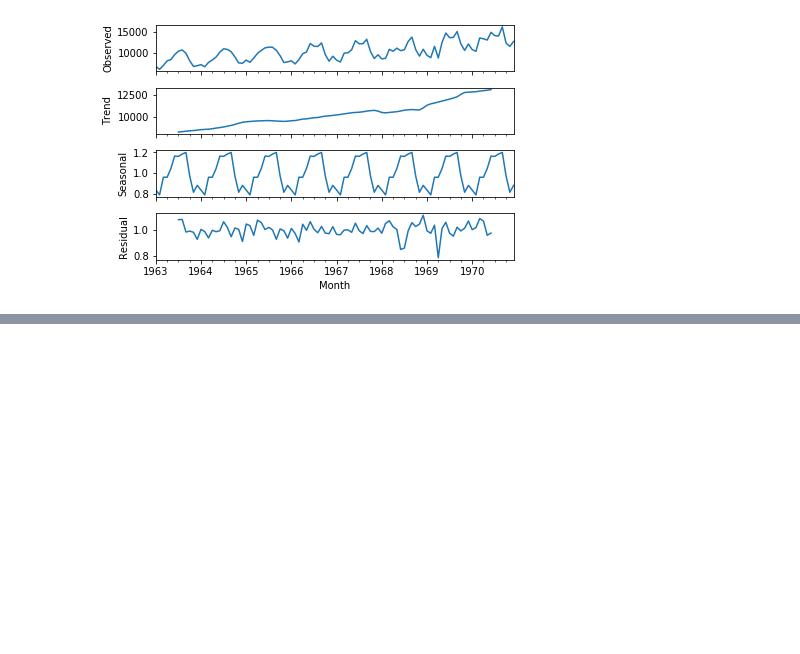
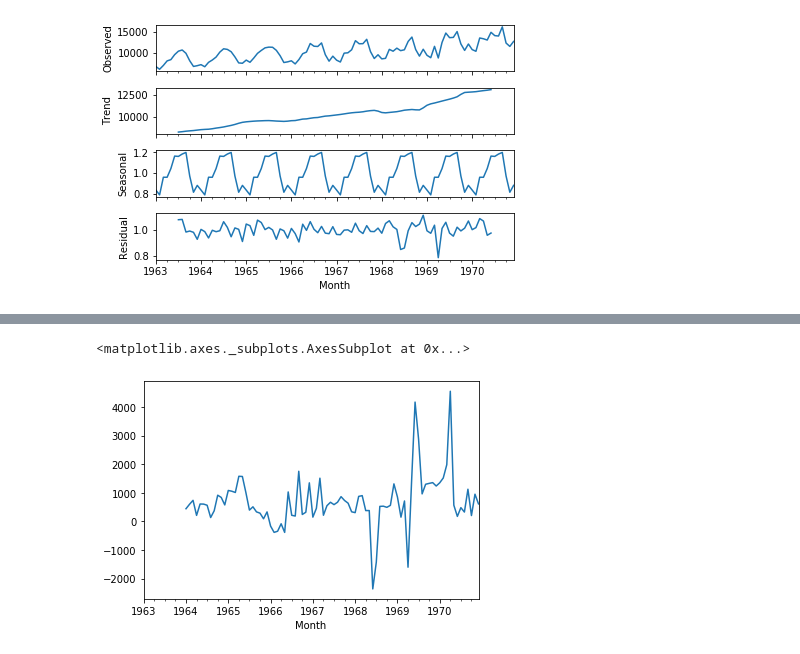
Before and after one commit to nikitamaloo/Time-Series-Forecasting, a Jupyter notebook: Aircraft Miles Data - Time Series Visualization.ipynb, the cells around one changed output, grey strips where cells are left out. Saved outputs shown, nothing was run; the diff lists cells and outputs as text; code cells hidden in the pictures; blank space fills up the shorter version.

```diff
--- a/Aircraft Miles Data - Time Series Visualization.ipynb
+++ b/Aircraft Miles Data - Time Series Visualization.ipynb
@@ -285,0 +333,5 @@ result2.plot()
+# %%
+Mile_DF['MilesMM_diff_12'].plot()
+# %% [output]
+<matplotlib.axes._subplots.AxesSubplot at 0x...>
+[figure, added]
```
Also changed, not shown: parts of 13 cells of this notebook.
